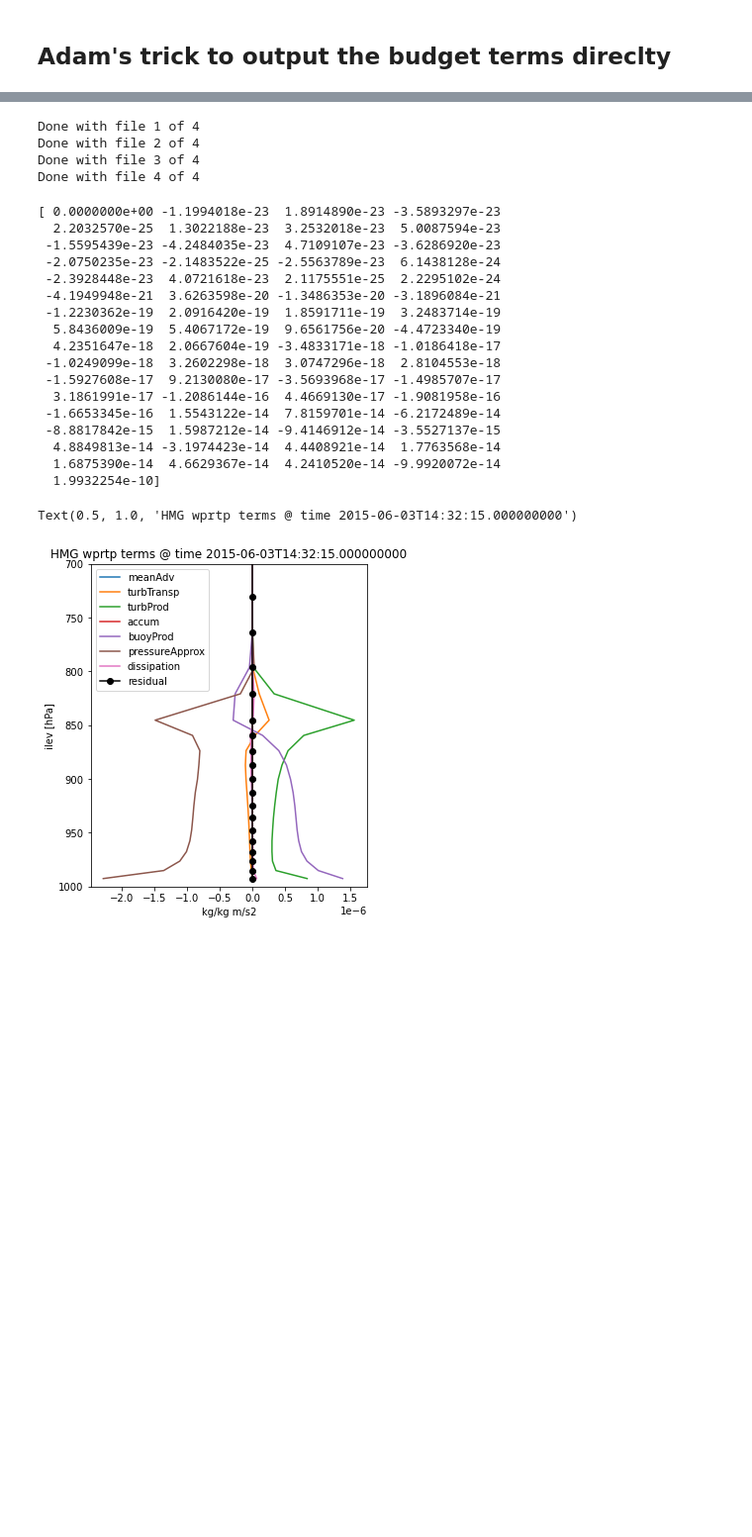
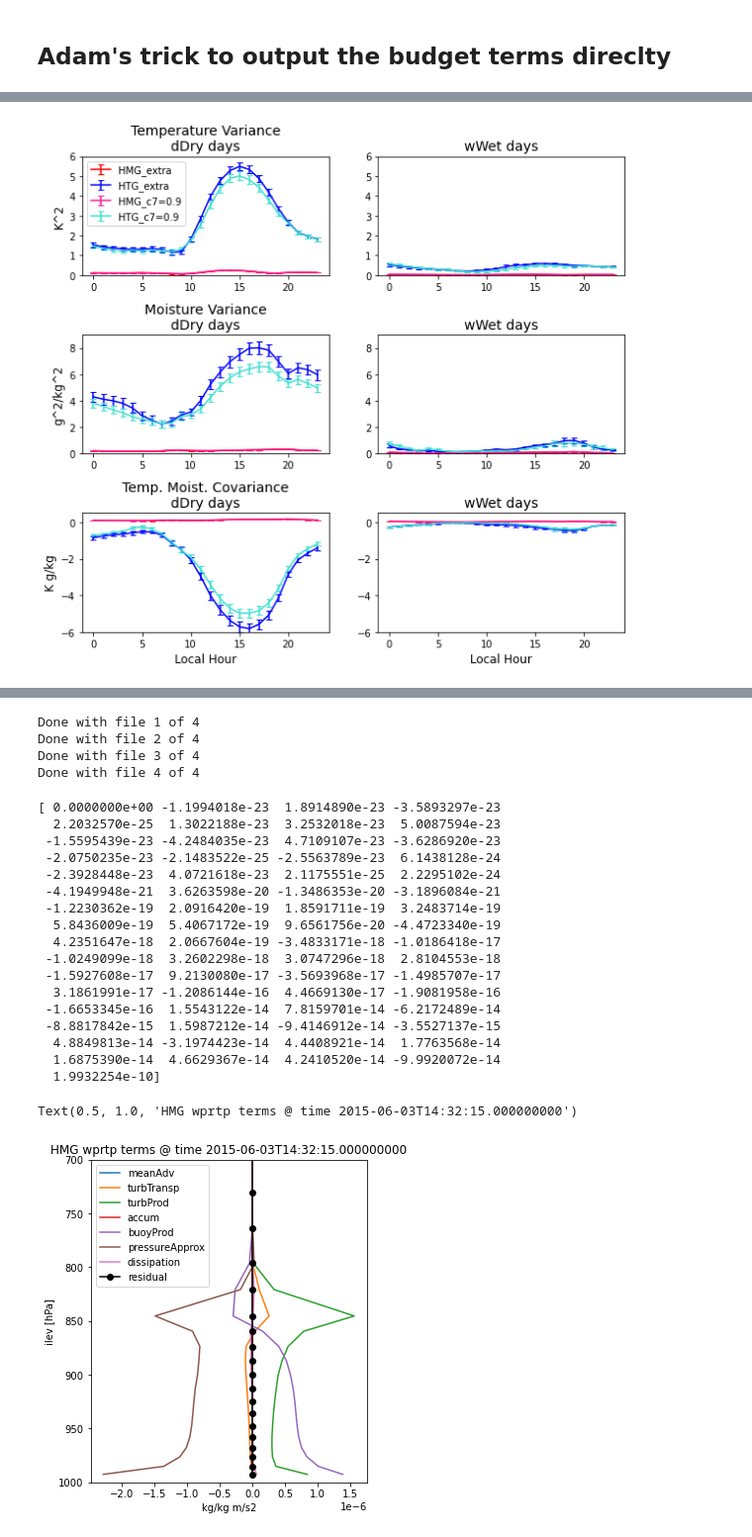
Before and after one commit to megandevlan/CLASP-CESM2_analysis, a Jupyter notebook: Scratch_wprtpBudget.ipynb, the cells around one changed output, grey strips where cells are left out. Shown at 99% size. Drawn from its saved outputs; the diff is of its cells as text; code cells hidden in the pictures; blank space fills up the shorter version.

```diff
--- a/Scratch_wprtpBudget.ipynb
+++ b/Scratch_wprtpBudget.ipynb
@@ -45,0 +654,14 @@ def cesm_correct_time(ds):
+# %%
+# Get means a function of hour of day within each dry/wet day category
+hourlyMean_dDry_HMG = dDryDays_HMG.groupby("time.hour").mean()
+hourlyMean_dDry_HTG = dDryDays_HTG.groupby("time.hour").mean()
+
+hourlyMean_wWet_HMG = wWetDays_HMG.groupby("time.hour").mean()
+hourlyMean_wWet_HTG = wWetDays_HTG.groupby("time.hour").mean()
+
+
+hourlyMean_dDry_HMGc7p9 = dDryDays_HMGc7p9.groupby("time.hour").mean()
+hourlyMean_dDry_HTGc7p9 = dDryDays_HTGc7p9.groupby("time.hour").mean()
+
+hourlyMean_wWet_HMGc7p9 = wWetDays_HMGc7p9.groupby("time.hour").mean()
+hourlyMean_wWet_HTGc7p9 = wWetDays_HTGc7p9.groupby("time.hour").mean()
@@ -45,0 +710,77 @@ def cesm_correct_time(ds):
+# %%
+## Fig for manuscript
+
+varSel = np.asarray(['THLP2_CLUBB','RTP2_CLUBB','RTPTHLP_CLUBB'])
+
+fig,axs = plt.subplots(len(varSel),2, figsize=(10,9))
+axs     = axs.ravel()
+fig.subplots_adjust(hspace = 0.5)
+
+# yMax = np.asarray([2600, 280, 250, 314, 0.0210, 1.05, 0.3, 1.0])
+# yMin = np.asarray([ 200, -50, -10, 295, 0.0120, 0.3, 0.0, 0.0])
+yMax = np.asarray([6.0, 9.0,  0.5])
+yMin = np.asarray([0.0, 0.0, -6.0])
+
+iPlot=0
+for iVar in range(len(varSel)):
+    # Plot artificial surface moments
+    axs[iPlot+0].errorbar(hourlyMean_dDry_HMG.hour.values, np.squeeze(hourlyMean_dDry_HMG[varSel[iVar]].values[:,-1,:,:]),
+                          yerr =2*np.squeeze(hourlyStd_dDry_HMG[varSel[iVar]].values[:,-1,:,:])/np.sqrt(hourlyMean_dDry_HMG['SampleCount'].values),
+                          fmt='r-', capsize=3, label='HMG_extra')
+    axs[iPlot+0].errorbar(hourlyMean_dDry_HTG.hour.values, np.squeeze(hourlyMean_dDry_HTG[varSel[iVar]].values[:,-1,:,:]),
+                          yerr =2*np.squeeze(hourlyStd_dDry_HTG[varSel[iVar]].values[:,-1,:,:])/np.sqrt(hourlyMean_dDry_HTG['SampleCount'].values),
+                          fmt='b', capsize=3, label='HTG_extra')
+
+
+    axs[iPlot+0].errorbar(hourlyMean_dDry_HMGc7p9.hour.values, np.squeeze(hourlyMean_dDry_HMGc7p9[varSel[iVar]].values[:,-1,:,:]),
+                          yerr =2*np.squeeze(hourlyStd_dDry_HMGc7p9[varSel[iVar]].values[:,-1,:,:])/np.sqrt(hourlyMean_dDry_HMGc7p9['SampleCount'].values),
+                          fmt='-',color='deeppink', capsize=3, label='HMG_c7=0.9')
+
+    axs[iPlot+0].errorbar(hourlyMean_dDry_HTGc7p9.hour.values, np.squeeze(hourlyMean_dDry_HTGc7p9[varSel[iVar]].values[:,-1,:,:]),
+                          yerr =2*np.squeeze(hourlyStd_dDry_HTGc7p9[varSel[iVar]].values[:,-1,:,:])/np.sqrt(hourlyMean_dDry_HTGc7p9['SampleCount'].values),
+                          fmt='-',color='turquoise', capsize=3, label='HTG_c7=0.9')
+
+
+
+    axs[iPlot+0].set_title(HMGcamDS_local[varSel[iVar]].long_name+'\ndDry days', fontsize=14)
+
+    if iVar==0:
+        axs[iPlot+0].legend(loc='upper left',fontsize=10)
+
+
+    if varSel[iVar]=='PBLdepth':
+        axs[iPlot].set_ylabel(HTGcamDS_local['PBLH'].units)
+    else:
+        axs[iPlot].set_ylabel(HTGcamDS_local[varSel[iVar]].units, fontsize=12)
+
+
+    axs[iPlot+1].errorbar(hourlyMean_wWet_HMG.hour.values, np.squeeze(hourlyMean_wWet_HMG[varSel[iVar]].values[:,-1,:,:]),
+                          yerr =2*np.squeeze(hourlyStd_wWet_HMG[varSel[iVar]].values[:,-1,:,:])/np.sqrt(hourlyMean_wWet_HMG['SampleCount'].values),
+                          fmt='r', capsize=3, label='HMG_extra')
+    axs[iPlot+1].errorbar(hourlyMean_wWet_HTG.hour.values, np.squeeze(hourlyMean_wWet_HTG[varSel[iVar]].values[:,-1,:,:]),
+                          yerr =2*np.squeeze(hourlyStd_wWet_HTG[varSel[iVar]].values[:,-1,:,:])/np.sqrt(hourlyMean_wWet_HTG['SampleCount'].values),
+                          fmt='b', capsize=3, label='HTG_extra')
+
+    axs[iPlot+1].errorbar(hourlyMean_wWet_HMGc7p9.hour.values, np.squeeze(hourlyMean_wWet_HMGc7p9[varSel[iVar]].values[:,-1,:,:]),
+                          yerr =2*np.squeeze(hourlyStd_wWet_HMGc7p9[varSel[iVar]].values[:,-1,:,:])/np.sqrt(hourlyMean_wWet_HMGc7p9['SampleCount'].values),
+                          fmt='-',color='deeppink', capsize=3, label='HMG_c7=0.9')
+
+    axs[iPlot+1].errorbar(hourlyMean_wWet_HTGc7p9.hour.values, np.squeeze(hourlyMean_wWet_HTGc7p9[varSel[iVar]].values[:,-1,:,:]),
+                          yerr =2*np.squeeze(hourlyStd_wWet_HTGc7p9[varSel[iVar]].values[:,-1,:,:])/np.sqrt(hourlyMean_wWet_HTGc7p9['SampleCount'].values),
+                          fmt='-',color='turquoise', capsize=3, label='HTG_c7=0.9')
+
+    axs[iPlot+1].set_title('\nwWet days', fontsize=14)
+
+    axs[iPlot+0].set_ylim([yMin[iVar],yMax[iVar]])
+    axs[iPlot+1].set_ylim([yMin[iVar],yMax[iVar]])
+
+#     axs[iPlot+0].grid()
+#     axs[iPlot+1].grid()
+
+    if iVar==(len(varSel)-1):
+        axs[iPlot].set_xlabel('Local Hour', fontsize=12)
+        axs[iPlot+1].set_xlabel('Local Hour', fontsize=12)
+
+    iPlot = iPlot+2
+# %% [output]
+[figure, added]
```
Also changed, not shown: parts of 51 cells of this notebook, 14 other files.
